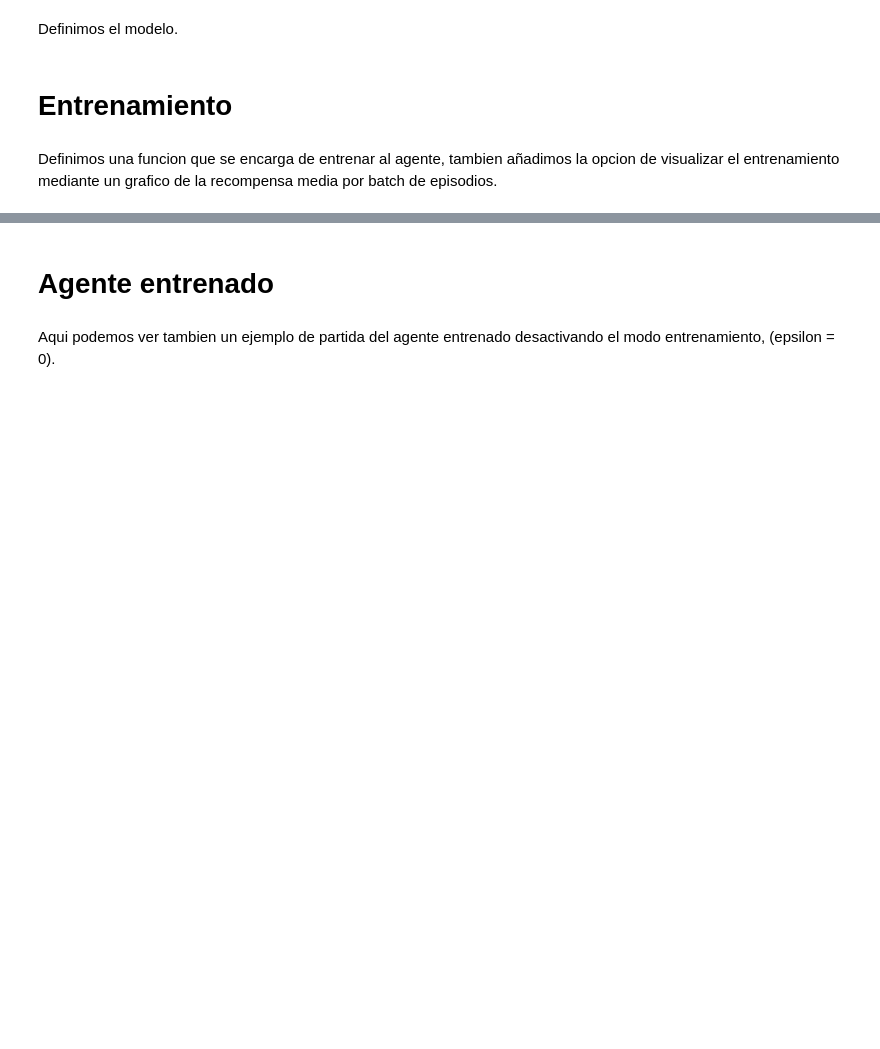
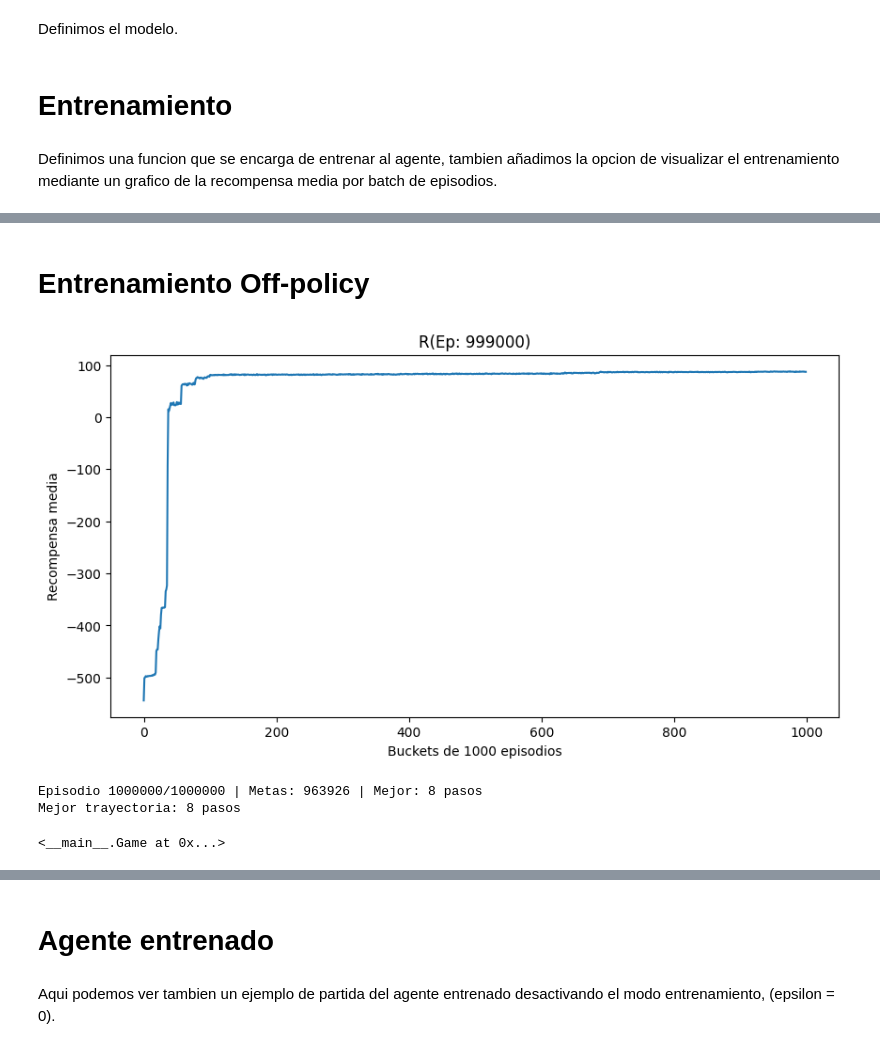
Before and after one commit to JaJeJoTor/io-practica2, a Jupyter notebook: implementacion objetos.ipynb, the cells around one changed output, grey strips where cells are left out. Drawn from its saved outputs; the diff is of its cells as text; code cells hidden in the pictures; blank space fills up the shorter version.

```diff
--- a/implementacion objetos.ipynb
+++ b/implementacion objetos.ipynb
@@ -830,3 +924,17 @@ Mejor trayectoria: 10 pasos
+# %% [markdown]
+# Entrenamiento Off-policy
+# %%
+off_policy_agent = Eps_soft_policy_agent(0.05, t1.rows, t1.columns)  # Más exploración inicial
+num_episodes = 1000000
+discount = 0.7
+
+trainer = Train(t1, off_policy_agent)
+trainer.entrenar_off_policy(num_episodes, discount, plot_reward=True, plot_interval=1000000)
+# %% [output]
+[figure, added]
+Episodio 1000000/1000000 | Metas: 963926 | Mejor: 8 pasos
+Mejor trayectoria: 8 pasos
+<__main__.Game at 0x...>
 # %% [markdown]
 # Heatmaps (Visualizacion de la Q-table)
 
```
Also changed, not shown: parts of 21 cells of this notebook.
